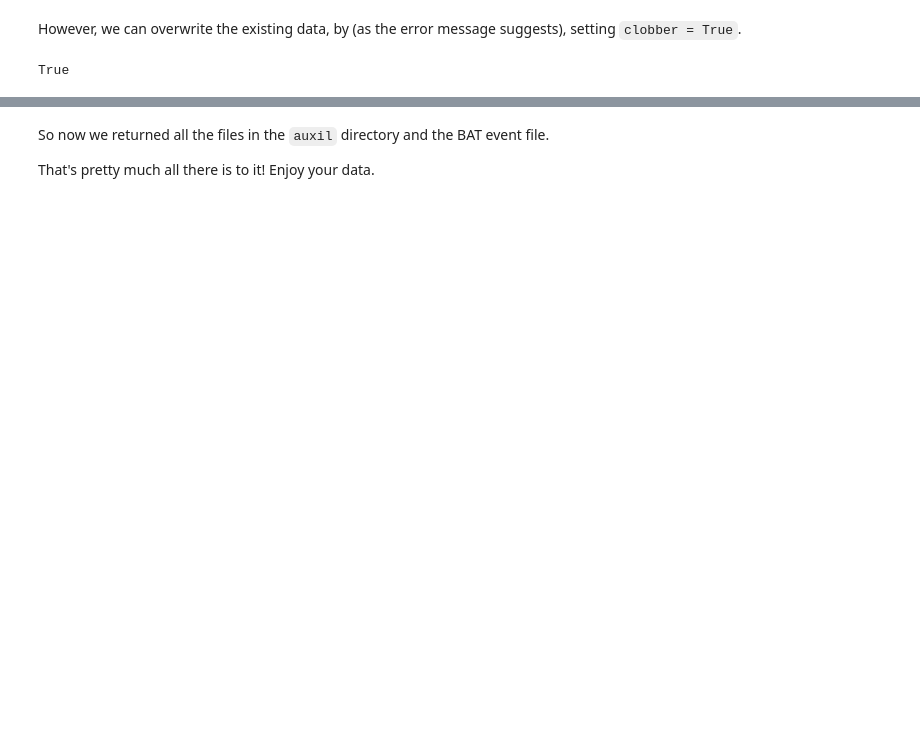
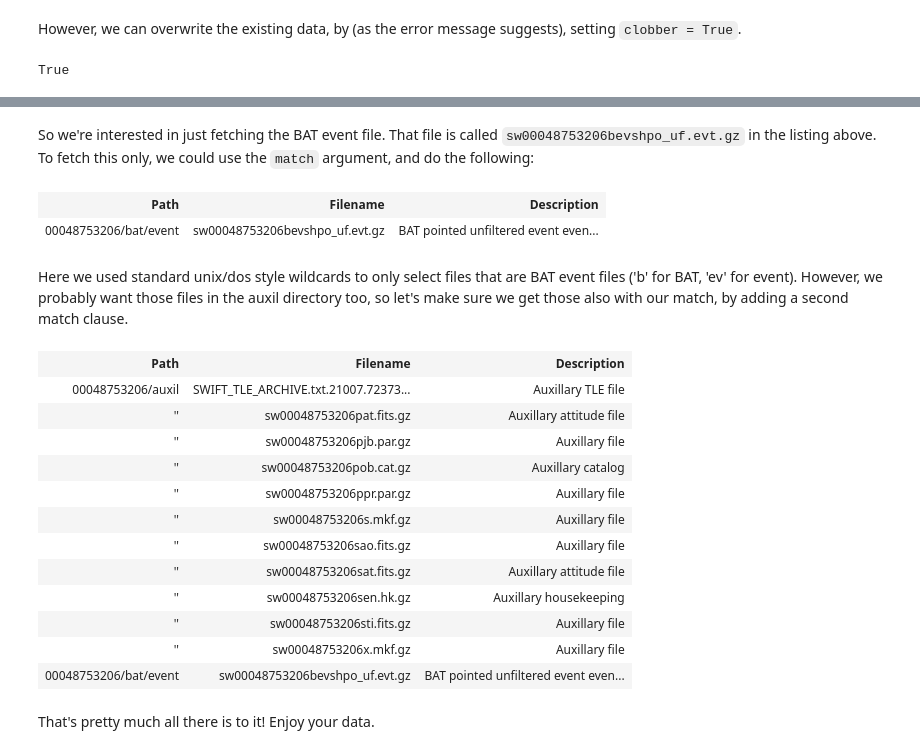
Before and after one commit to Swift-SOT/swifttools, a Jupyter notebook: examples/Swift_Data Example Notebook.ipynb, the cells around one changed output, grey strips where cells are left out. Cells and saved outputs as stored; diff of their text form; code cells hidden in the pictures; blank space fills up the shorter version.

```diff
--- a/examples/Swift_Data Example Notebook.ipynb
+++ b/examples/Swift_Data Example Notebook.ipynb
@@ -235,4 +265,28 @@ Data(obsid=g[0].obsid,
+# %% [markdown]
+So we're interested in just fetching the BAT event file. That file is called `sw00048753206bevshpo_uf.evt.gz` in the listing above. To fetch this only, we could use the `match` argument, and do the following:
+# %%
+g[0].download(bat=True,fetch=False,match='*bev*.evt.gz')
+# %% [output]
+| Path | Filename | Description |
+| 00048753206/bat/event | sw00048753206bevshpo_uf.evt.gz | BAT pointed unfiltered event even... |
+# %% [markdown]
+Here we used standard unix/dos style wildcards to only select files that are BAT event files ('b' for BAT, 'ev' for event). However, we probably want those files in the auxil directory too, so let's make sure we get those also with our match, by adding a second match clause.
+# %%
+g[0].download(bat=True,fetch=False,match=['*bev*.evt.gz','*/auxil/*'])
+# %% [output]
+| Path | Filename | Description |
+| 00048753206/auxil | SWIFT_TLE_ARCHIVE.txt.21007.72373... | Auxillary TLE file |
+| '' | sw00048753206pat.fits.gz | Auxillary attitude file |
+| '' | sw00048753206pjb.par.gz | Auxillary file |
+| '' | sw00048753206pob.cat.gz | Auxillary catalog |
+| '' | sw00048753206ppr.par.gz | Auxillary file |
+| '' | sw00048753206s.mkf.gz | Auxillary file |
+| '' | sw00048753206sao.fits.gz | Auxillary file |
+| '' | sw00048753206sat.fits.gz | Auxillary attitude file |
+| '' | sw00048753206sen.hk.gz | Auxillary housekeeping |
+| '' | sw00048753206sti.fits.gz | Auxillary file |
+| '' | sw00048753206x.mkf.gz | Auxillary file |
+| 00048753206/bat/event | sw00048753206bevshpo_uf.evt.gz | BAT pointed unfiltered event even... |
 # %% [markdown]
-So now we returned all the files in the `auxil` directory and the BAT event file.
 
 That's pretty much all there is to it! Enjoy your data.
```
Also changed, not shown: parts of 26 cells of this notebook, 9 other files.
